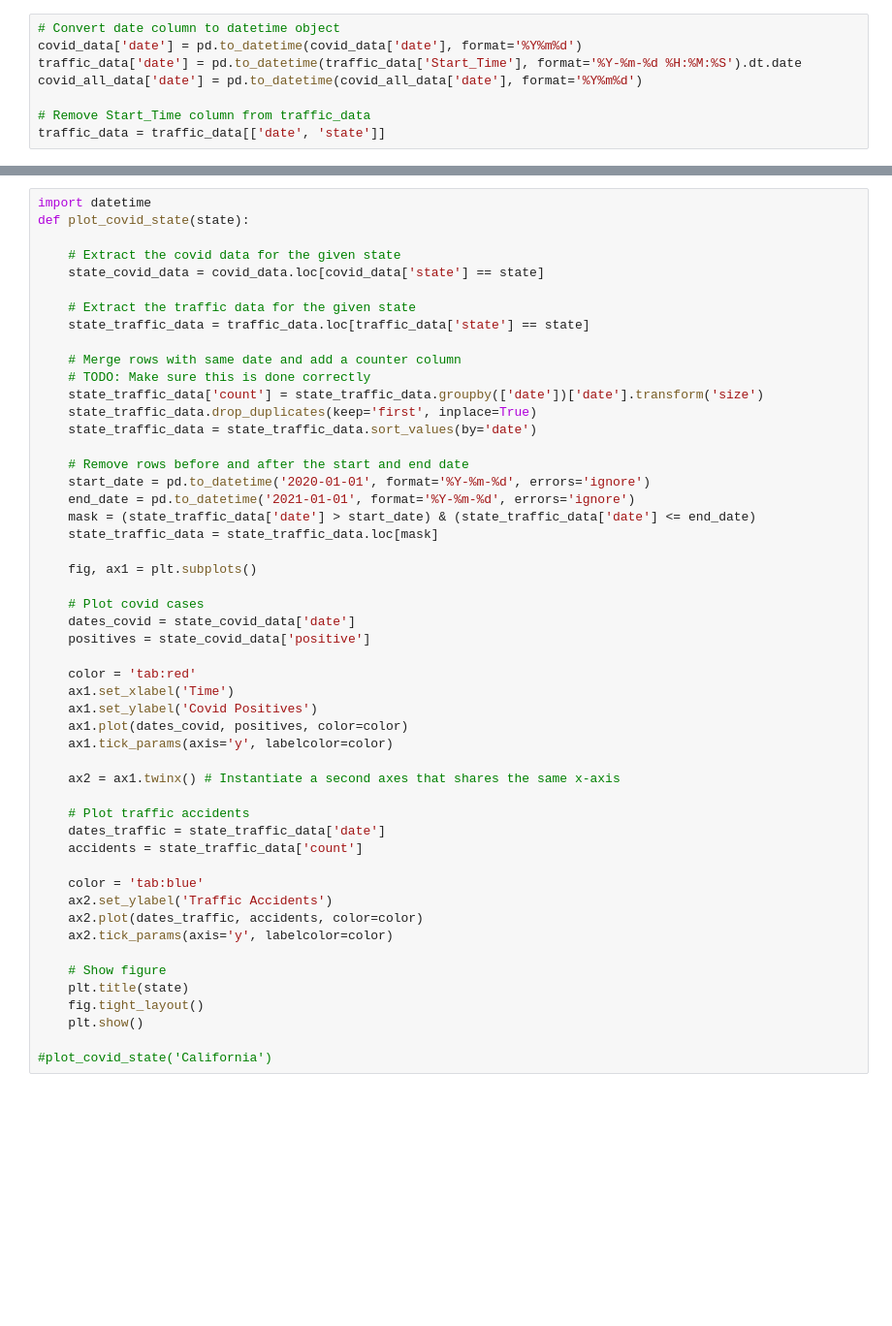
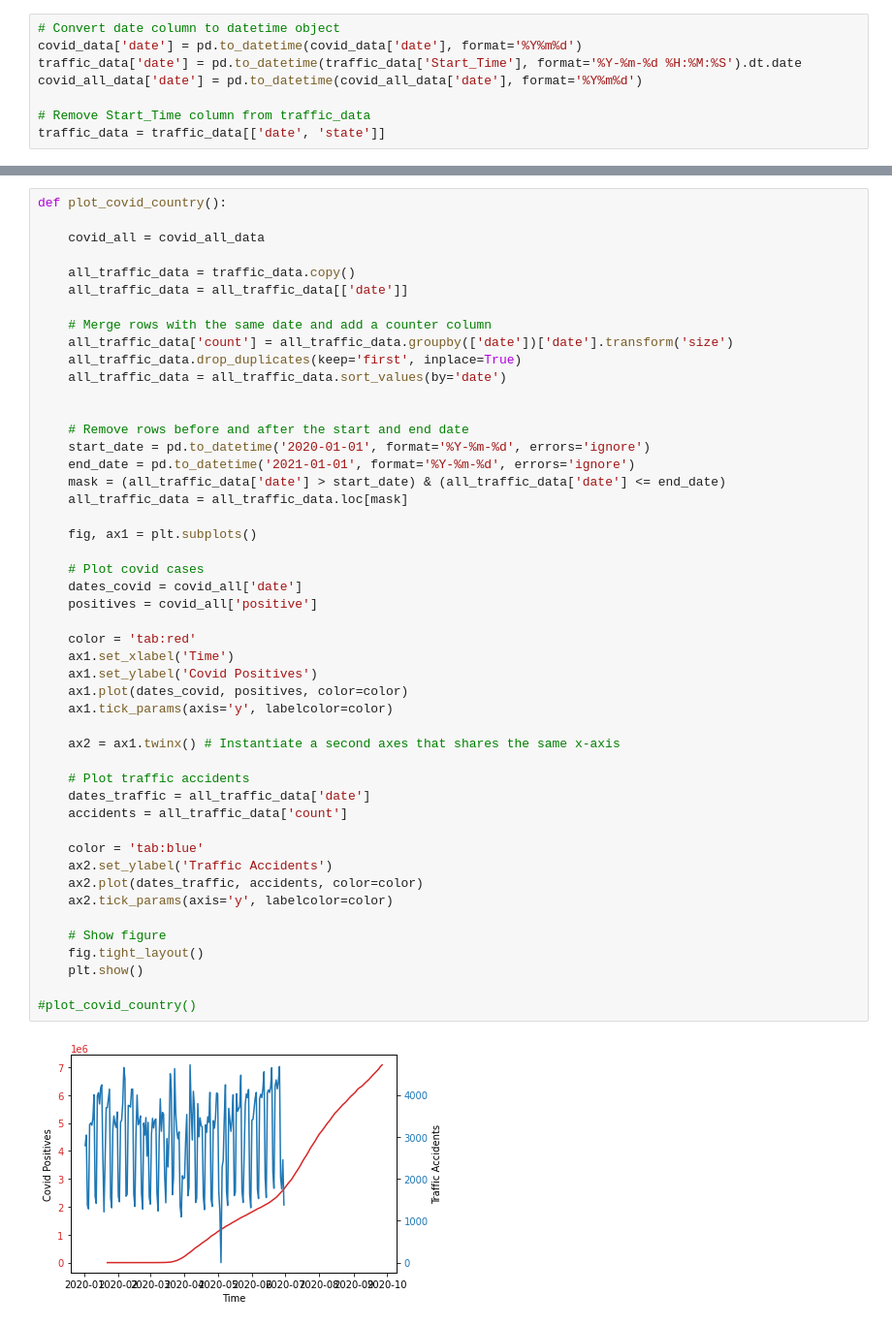
Before and after one commit to nesattorney/BED2056-project, a Jupyter notebook: project.ipynb, the cells around one changed output, grey strips where cells are left out. Shown: that part at 97% size. Saved outputs shown, nothing was run; the diff lists cells and outputs as text; blank space fills up the shorter version.

```diff
--- a/project.ipynb
+++ b/project.ipynb
@@ -41,51 +126,50 @@ traffic_data = traffic_data[['date', 'state']]
 # %%
-import datetime
-def plot_covid_state(state):
+def plot_covid_country():
 
-    # Extract the covid data for the given state
-    state_covid_data = covid_data.loc[covid_data['state'] == state]
+    covid_all = covid_all_data
 
-    # Extract the traffic data for the given state
-    state_traffic_data = traffic_data.loc[traffic_data['state'] == state]
+    all_traffic_data = traffic_data.copy()
+    all_traffic_data = all_traffic_data[['date']]
 
-    # Merge rows with same date and add a counter column
-    # TODO: Make sure this is done correctly
-    state_traffic_data['count'] = state_traffic_data.groupby(['date'])['date'].transform('size')
-    state_traffic_data.drop_duplicates(keep='first', inplace=True)
-    state_traffic_data = state_traffic_data.sort_values(by='date')
+    # Merge rows with the same date and add a counter column
+    all_traffic_data['count'] = all_traffic_data.groupby(['date'])['date'].transform('size')
+    all_traffic_data.drop_duplicates(keep='first', inplace=True)
+    all_traffic_data = all_traffic_data.sort_values(by='date')
+
 
     # Remove rows before and after the start and end date
     start_date = pd.to_datetime('2020-01-01', format='%Y-%m-%d', errors='ignore')
     end_date = pd.to_datetime('2021-01-01', format='%Y-%m-%d', errors='ignore')
-    mask = (state_traffic_data['date'] > start_date) & (state_traffic_data['date'] <= end_date)
-    state_traffic_data = state_traffic_data.loc[mask]
+    mask = (all_traffic_data['date'] > start_date) & (all_traffic_data['date'] <= end_date)
+    all_traffic_data = all_traffic_data.loc[mask]
 
     fig, ax1 = plt.subplots()
 
     # Plot covid cases
-    dates_covid = state_covid_data['date']
-    positives = state_covid_data['positive']
+    dates_covid = covid_all['date']
+    positives = covid_all['positive']
 
     color = 'tab:red'
     ax1.set_xlabel('Time')
     ax1.set_ylabel('Covid Positives')
     ax1.plot(dates_covid, positives, color=color)
     ax1.tick_params(axis='y', labelcolor=color)
 
     ax2 = ax1.twinx() # Instantiate a second axes that shares the same x-axis
 
     # Plot traffic accidents
-    dates_traffic = state_traffic_data['date']
-    accidents = state_traffic_data['count']
+    dates_traffic = all_traffic_data['date']
+    accidents = all_traffic_data['count']
 
     color = 'tab:blue'
     ax2.set_ylabel('Traffic Accidents')
     ax2.plot(dates_traffic, accidents, color=color)
     ax2.tick_params(axis='y', labelcolor=color)
 
     # Show figure
-    plt.title(state)
     fig.tight_layout()
     plt.show()
 
-#plot_covid_state('California')
+#plot_covid_country()
+# %% [output]
+[figure, added]
```
Also changed, not shown: parts of 2 cells of this notebook.
